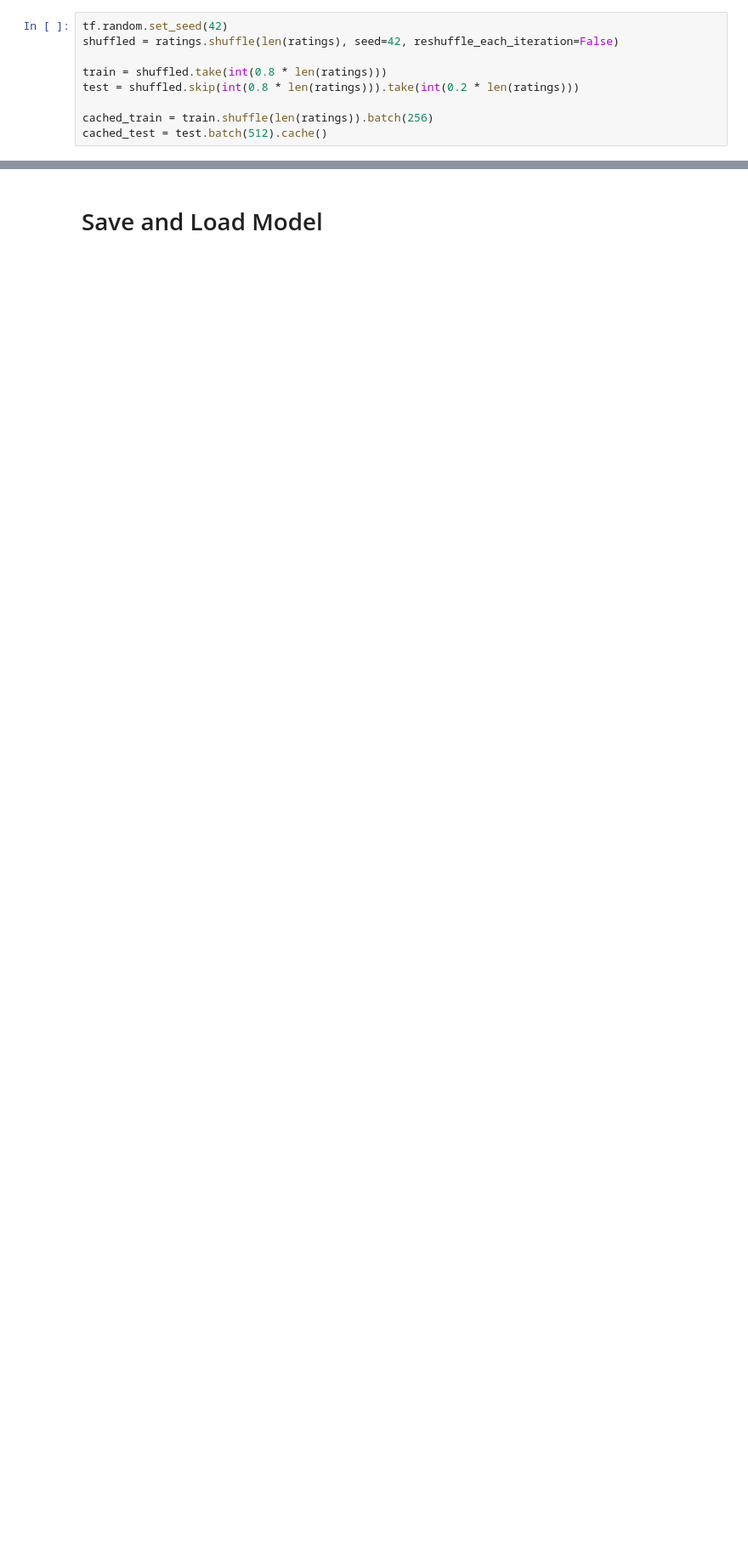
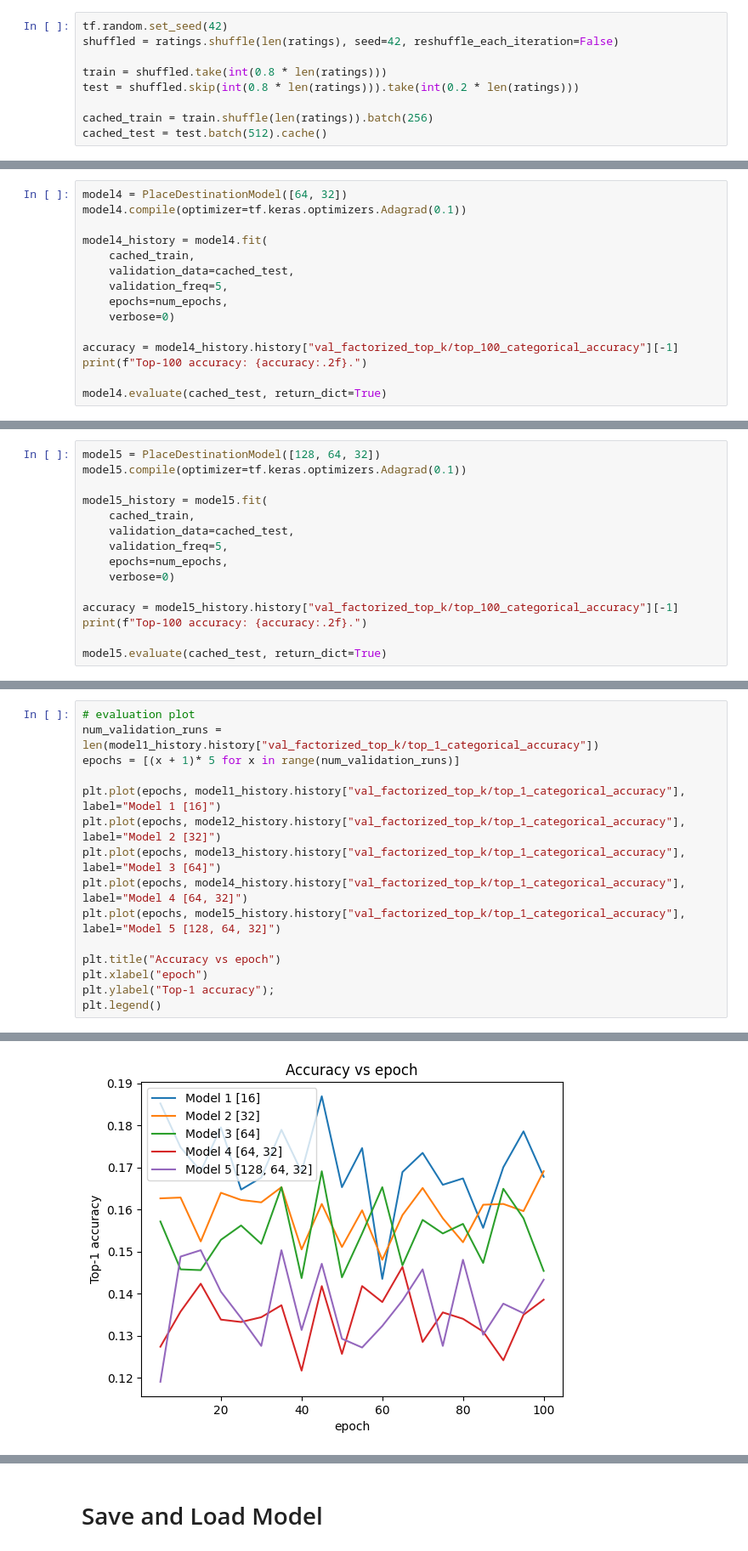
Before and after one commit to Voyageur-Team/Machine-Learning, a Jupyter notebook: recommender.ipynb, the cells around one changed output, grey strips where cells are left out. Shown at 85% size. Cells and saved outputs as stored; diff of their text form; blank space fills up the shorter version.

Commit message:
update model

```diff
--- a/recommender.ipynb
+++ b/recommender.ipynb
@@ -315,0 +475,15 @@ model.evaluate(cached_test, return_dict=True)
+# %%
+model4 = PlaceDestinationModel([64, 32])
+model4.compile(optimizer=tf.keras.optimizers.Adagrad(0.1))
+
+model4_history = model4.fit(
+    cached_train,
+    validation_data=cached_test,
+    validation_freq=5,
+    epochs=num_epochs,
+    verbose=0)
+
+accuracy = model4_history.history["val_factorized_top_k/top_100_categorical_accuracy"][-1]
+print(f"Top-100 accuracy: {accuracy:.2f}.")
+
+model4.evaluate(cached_test, return_dict=True)
@@ -315,0 +501,15 @@ model.evaluate(cached_test, return_dict=True)
+# %%
+model5 = PlaceDestinationModel([128, 64, 32])
+model5.compile(optimizer=tf.keras.optimizers.Adagrad(0.1))
+
+model5_history = model5.fit(
+    cached_train,
+    validation_data=cached_test,
+    validation_freq=5,
+    epochs=num_epochs,
+    verbose=0)
+
+accuracy = model5_history.history["val_factorized_top_k/top_100_categorical_accuracy"][-1]
+print(f"Top-100 accuracy: {accuracy:.2f}.")
+
+model5.evaluate(cached_test, return_dict=True)
@@ -315,0 +529,16 @@ model.evaluate(cached_test, return_dict=True)
+# %%
+# evaluation plot
+num_validation_runs = len(model1_history.history["val_factorized_top_k/top_1_categorical_accuracy"])
+epochs = [(x + 1)* 5 for x in range(num_validation_runs)]
+
+plt.plot(epochs, model1_history.history["val_factorized_top_k/top_1_categorical_accuracy"], label="Model 1 [16]")
+plt.plot(epochs, model2_history.history["val_factorized_top_k/top_1_categorical_accuracy"], label="Model 2 [32]")
+plt.plot(epochs, model3_history.history["val_factorized_top_k/top_1_categorical_accuracy"], label="Model 3 [64]")
+plt.plot(epochs, model4_history.history["val_factorized_top_k/top_1_categorical_accuracy"], label="Model 4 [64, 32]")
+plt.plot(epochs, model5_history.history["val_factorized_top_k/top_1_categorical_accuracy"], label="Model 5 [128, 64, 32]")
+
+plt.title("Accuracy vs epoch")
+plt.xlabel("epoch")
+plt.ylabel("Top-1 accuracy");
+plt.legend()
+# %% [output]
@@ -315,0 +546 @@ model.evaluate(cached_test, return_dict=True)
+[figure, added]
```
Also changed, not shown: parts of 67 cells of this notebook, 8 other files.
